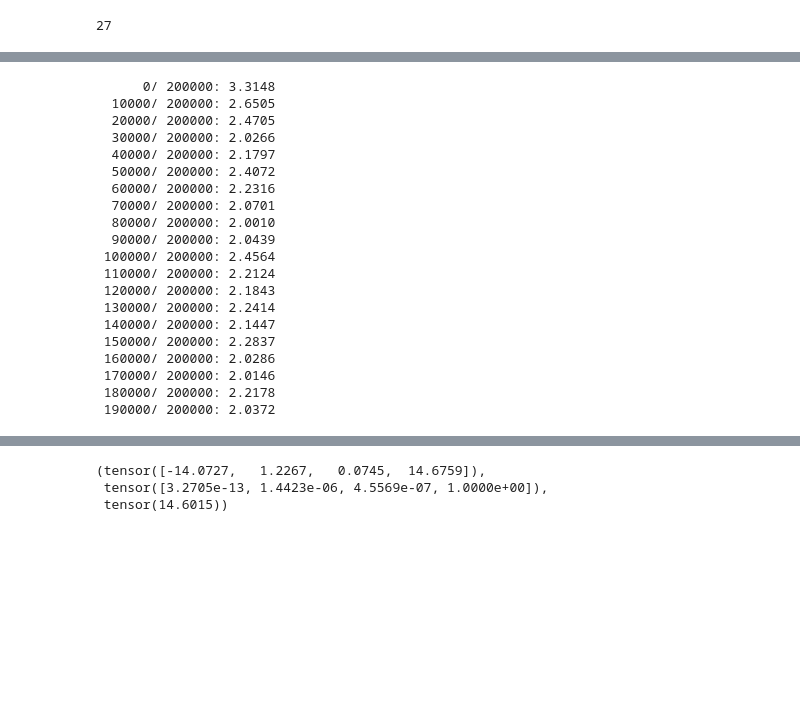
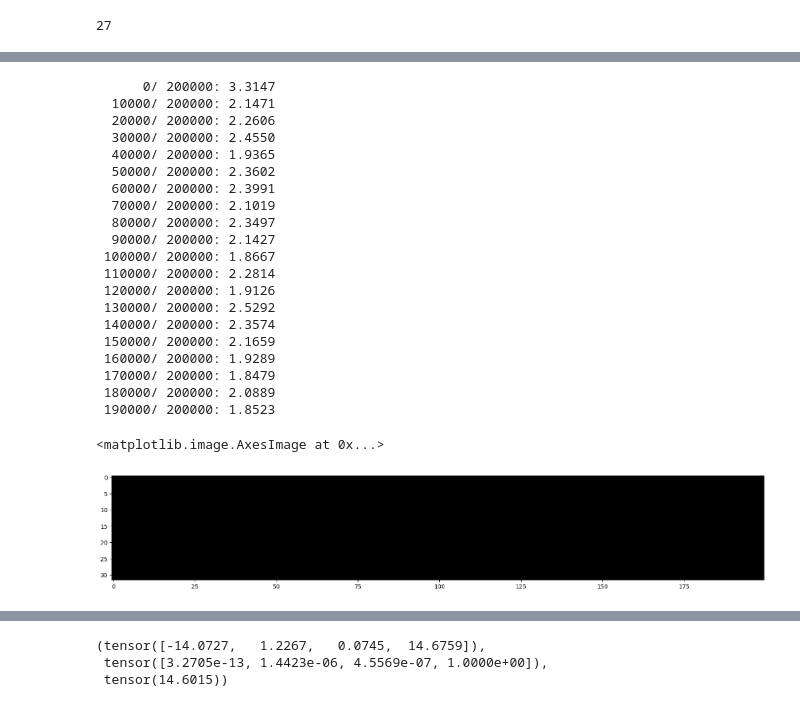
Before and after one commit to GarvAtri/NeuralNets, a Jupyter notebook: RNN.ipynb, the cells around one changed output, grey strips where cells are left out. Saved outputs shown, nothing was run; the diff lists cells and outputs as text; code cells hidden in the pictures; blank space fills up the shorter version.

```diff
--- a/RNN.ipynb
+++ b/RNN.ipynb
@@ -86,6 +140,7 @@ for i in range(max_steps):
     emb = C[Xtr[index]] # embed the characters into vectors
     embcat = emb.view(emb.shape[0], -1) # concatenate the vectors
     hpreact = embcat @ W1 + b1          # hidden layer pre-activation
+    hpreact = bngain * (hpreact - hpreact.mean(0, keepdim=True)) / hpreact.std(0, keepdim=True) + bnbias  # we need them roughly gaussian, but only at initialization
     h = torch.tanh(hpreact)  # hidden layer
     logits = h @ W2 + b2     # output layer
     loss = F.cross_entropy(logits, Yb)  # loss function
@@ -105,26 +160,32 @@ for i in range(max_steps):
         print(f'{i:7d}/{max_steps:7d}: {loss.item():.4f}')
     lossi.append(loss.log10().item())
 # %% [output]
-      0/ 200000: 3.3148
-  10000/ 200000: 2.6505
-  20000/ 200000: 2.4705
-  30000/ 200000: 2.0266
-  40000/ 200000: 2.1797
-  50000/ 200000: 2.4072
-  60000/ 200000: 2.2316
-  70000/ 200000: 2.0701
-  80000/ 200000: 2.0010
-  90000/ 200000: 2.0439
- 100000/ 200000: 2.4564
- 110000/ 200000: 2.2124
- 120000/ 200000: 2.1843
- 130000/ 200000: 2.2414
- 140000/ 200000: 2.1447
- 150000/ 200000: 2.2837
- 160000/ 200000: 2.0286
- 170000/ 200000: 2.0146
- 180000/ 200000: 2.2178
- 190000/ 200000: 2.0372
+      0/ 200000: 3.3147
+  10000/ 200000: 2.1471
+  20000/ 200000: 2.2606
+  30000/ 200000: 2.4550
+  40000/ 200000: 1.9365
+  50000/ 200000: 2.3602
+  60000/ 200000: 2.3991
+  70000/ 200000: 2.1019
+  80000/ 200000: 2.3497
+  90000/ 200000: 2.1427
+ 100000/ 200000: 1.8667
+ 110000/ 200000: 2.2814
+ 120000/ 200000: 1.9126
+ 130000/ 200000: 2.5292
+ 140000/ 200000: 2.3574
+ 150000/ 200000: 2.1659
+ 160000/ 200000: 1.9289
+ 170000/ 200000: 1.8479
+ 180000/ 200000: 2.0889
+ 190000/ 200000: 1.8523
+# %%
+plt.figure(figsize=(20, 10))
+plt.imshow(h.abs() > 0.99, cmap='gray', interpolation='nearest')
+# %% [output]
+<matplotlib.image.AxesImage at 0x...>
+[figure, added]
 # %%
 # iniital values of activation of hidden states (h)
 h
```
Also changed, not shown: parts of 12 cells of this notebook.
